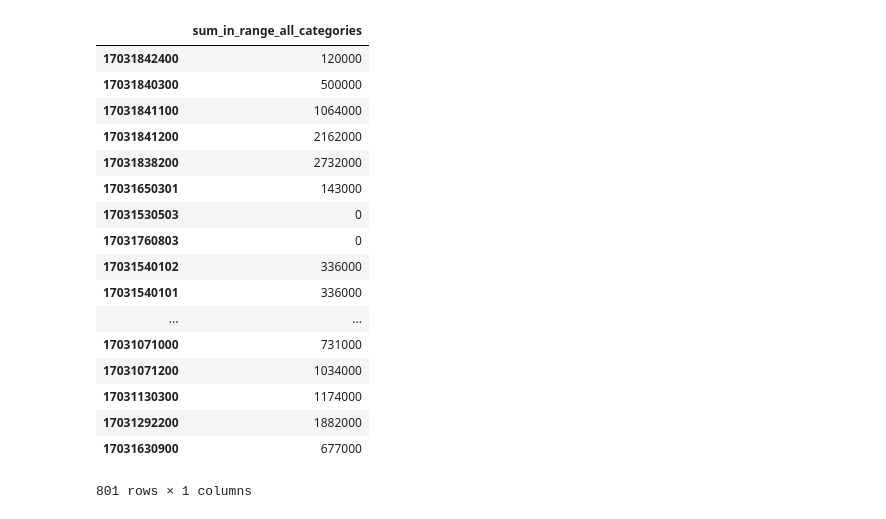
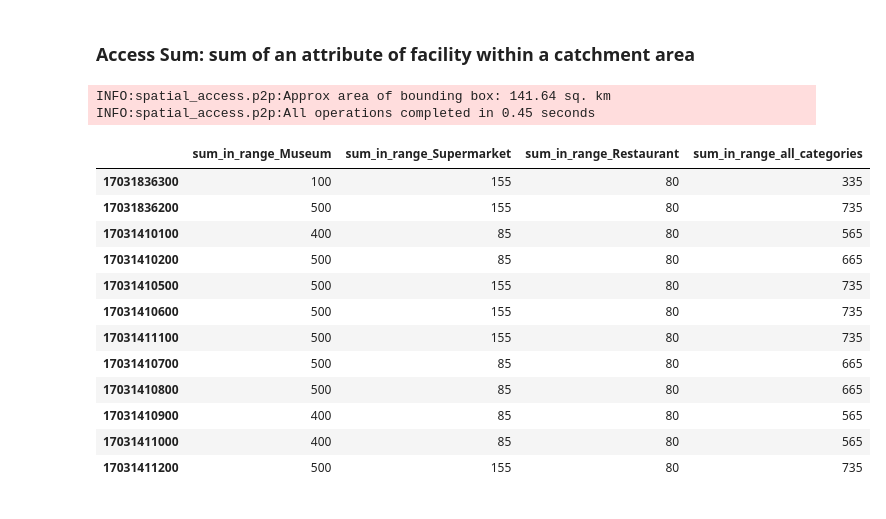
Before and after one commit to GeoDaCenter/spatial_access, a Jupyter notebook: docs/notebooks/simple demo.ipynb, the cells around one changed output. Cells and saved outputs as stored; diff of their text form; code cells hidden in the pictures.

```diff
--- a/docs/notebooks/simple demo.ipynb
+++ b/docs/notebooks/simple demo.ipynb
@@ -378,21 +212,29 @@ If you have no category variable, write "skip" (no quotations)
+# %% [markdown]
+### Access Sum: sum of an attribute of facility within a catchment area
+# %%
+accessS = AccessSum(network_type='walk',
+                     transit_matrix_filename='data/output_data/matrices/simple_demo_matrix.csv',
+                     sources_filename='data/input_data/sources/hyde_park_tracts.csv',
+                     destinations_filename='data/input_data/destinations/hyde_park_dests.csv',
+                     source_column_names={'idx' : 'geoid10', 'population': 'skip', 'lat': 'lat', 'lon': 'lon'},
+                     dest_column_names={'idx': 'name', 'capacity': 'target', 'category': 'category', 'lat': 'lat', 'lon': 'lon'}
+                   )
+# %% [output]
+INFO:spatial_access.p2p:Approx area of bounding box: 141.64 sq. km
+INFO:spatial_access.p2p:All operations completed in 0.45 seconds
 # %%
-a_sum.calculate(upper_threshold=1800)
+accessS.calculate(upper_threshold=1800)
 # %% [output]
-|  | sum_in_range_all_categories |
-| 17031842400 | 120000 |
-| 17031840300 | 500000 |
-| 17031841100 | 1064000 |
-| 17031841200 | 2162000 |
-| 17031838200 | 2732000 |
-| 17031650301 | 143000 |
-| 17031530503 | 0 |
-| 17031760803 | 0 |
-| 17031540102 | 336000 |
-| 17031540101 | 336000 |
-| ... | ... |
-| 17031071000 | 731000 |
-| 17031071200 | 1034000 |
-| 17031130300 | 1174000 |
-| 17031292200 | 1882000 |
-| 17031630900 | 677000 |
+|  | sum_in_range_Museum | sum_in_range_Supermarket | sum_in_range_Restaurant | sum_in_range_all_categories |
+| 17031836300 | 100 | 155 | 80 | 335 |
+| 17031836200 | 500 | 155 | 80 | 735 |
+| 17031410100 | 400 | 85 | 80 | 565 |
+| 17031410200 | 500 | 85 | 80 | 665 |
+| 17031410500 | 500 | 155 | 80 | 735 |
+| 17031410600 | 500 | 155 | 80 | 735 |
+| 17031411100 | 500 | 155 | 80 | 735 |
+| 17031410700 | 500 | 85 | 80 | 665 |
+| 17031410800 | 500 | 85 | 80 | 665 |
+| 17031410900 | 400 | 85 | 80 | 565 |
+| 17031411000 | 400 | 85 | 80 | 565 |
+| 17031411200 | 500 | 155 | 80 | 735 |
-801 rows × 1 columns
```
Also changed, not shown: parts of 63 cells of this notebook, 19 other files.
